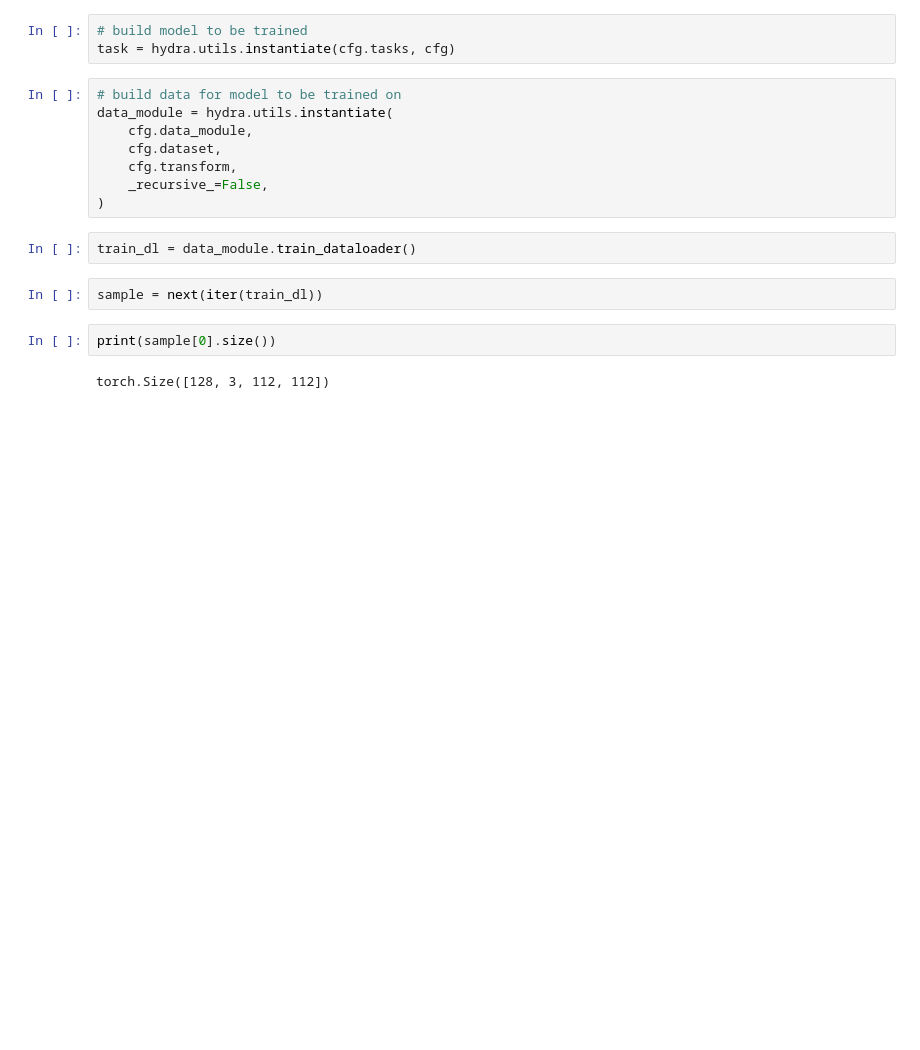
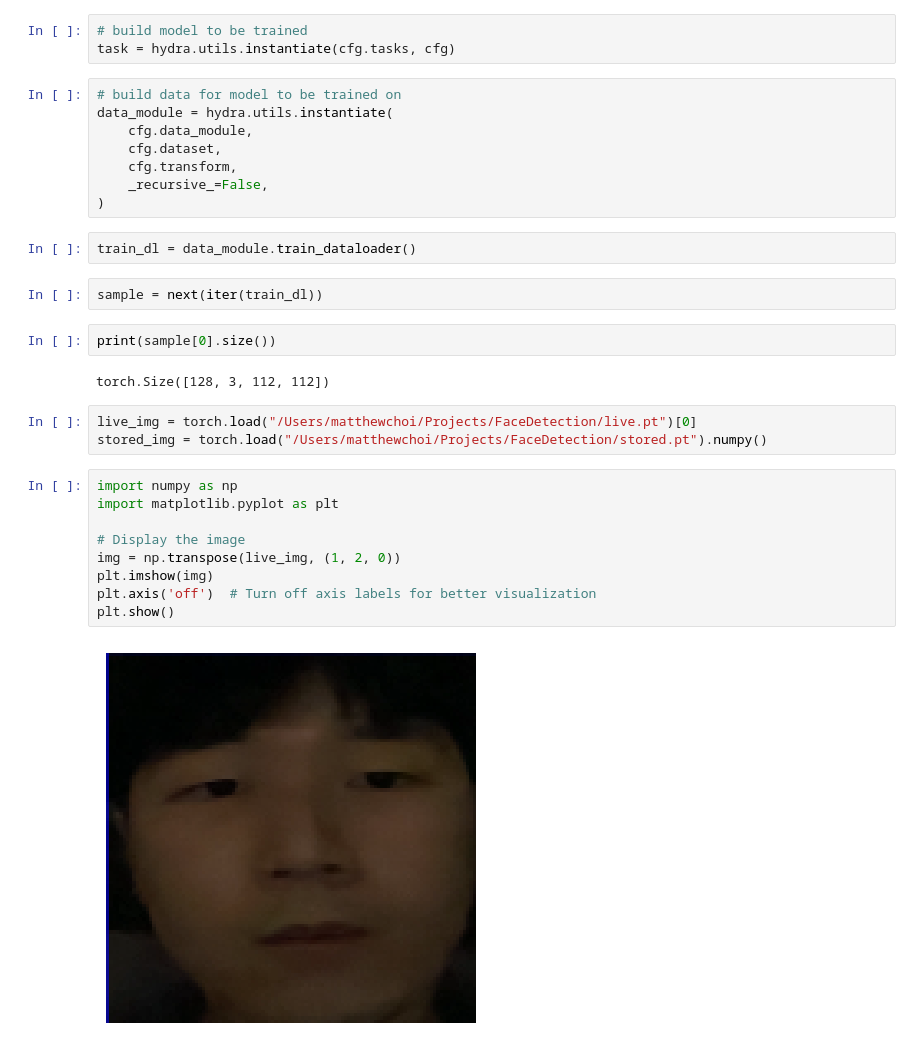
Before and after one commit to MattyChoi/Face_Recognition, a Jupyter notebook: FaceRecognitionModel/test.ipynb, the cells around one changed output. Saved outputs shown, nothing was run; the diff lists cells and outputs as text; blank space fills up the shorter version.

Commit message:
can now test face recognition model with own camera

```diff
--- a/FaceRecognitionModel/test.ipynb
+++ b/FaceRecognitionModel/test.ipynb
@@ -40,3 +40,17 @@ sample = next(iter(train_dl))
 print(sample[0].size())
 # %% [output]
 torch.Size([128, 3, 112, 112])
+# %%
+live_img = torch.load("/Users/matthewchoi/Projects/FaceDetection/live.pt")[0]
+stored_img = torch.load("/Users/matthewchoi/Projects/FaceDetection/stored.pt").numpy()
+# %%
+import numpy as np
+import matplotlib.pyplot as plt
+
+# Display the image
+img = np.transpose(live_img, (1, 2, 0))
+plt.imshow(img)
+plt.axis('off')  # Turn off axis labels for better visualization
+plt.show()
+# %% [output]
+[figure, added]
```
Also changed, not shown: 5 other files.
